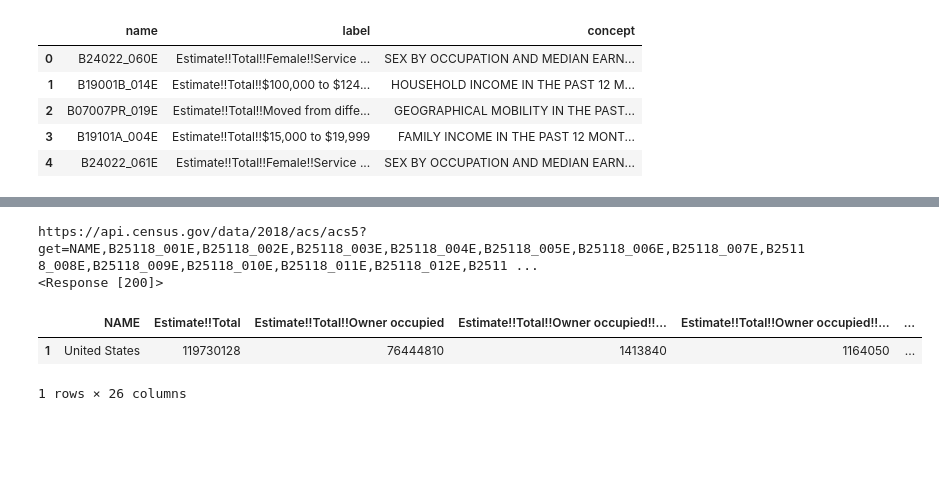
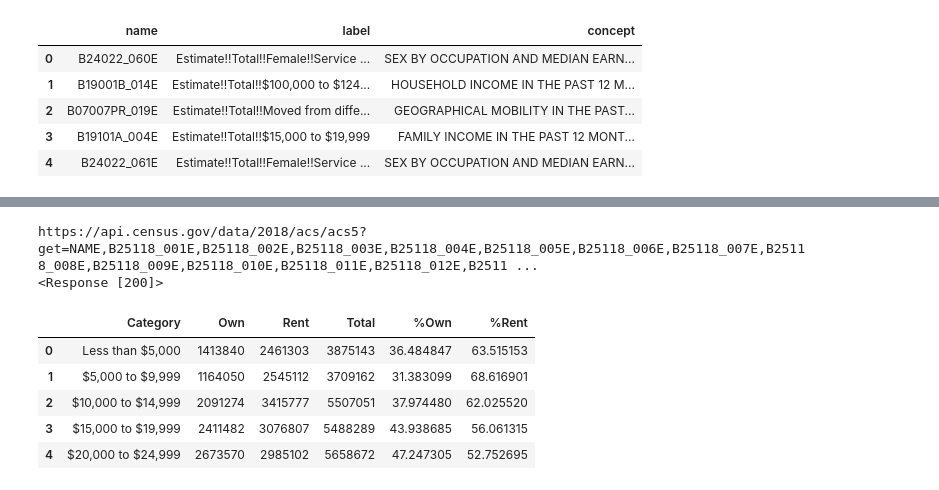
Before and after one commit to woodfin8/amac, a Jupyter notebook: Untitled.ipynb, the cells around one changed output, grey strips where cells are left out. Drawn from its saved outputs; the diff is of its cells as text; code cells hidden in the pictures; blank space fills up the shorter version.

```diff
--- a/Untitled.ipynb
+++ b/Untitled.ipynb
@@ -7,6 +7,8 @@ from sqlalchemy import create_engine
 import warnings
 import time
 warnings.filterwarnings('ignore')
+# %%
+pd.set_option('display.max_columns', 999)
 # %%
 #define feature generator for url api call
 def feature_gen(length,pre):
@@ -152,13 +230,16 @@ child_type_df = census_df
 #save as csv
 child_type_df.to_csv("data/child_type.csv")
 # %%
-feature_gen(24,'B25118_')
+feature_gen(25,'B25118_')
 # %% [output]
 https://api.census.gov/data/2018/acs/acs5?get=NAME,B25118_001E,B25118_002E,B25118_003E,B25118_004E,B25118_005E,B25118_006E,B25118_007E,B25118_008E,B25118_009E,B25118_010E,B25118_011E,B25118_012E,B2511 ...
 <Response [200]>
-|  | NAME | Estimate!!Total | Estimate!!Total!!Owner occupied | Estimate!!Total!!Owner occupied!!... | Estimate!!Total!!Owner occupied!!... | ... |
-| 1 | United States | 119730128 | 76444810 | 1413840 | 1164050 | ... |
+|  | Category | Own | Rent | Total | %Own | %Rent |
+| 0 | Less than $5,000 | 1413840 | 2461303 | 3875143 | 36.484847 | 63.515153 |
+| 1 | $5,000 to $9,999 | 1164050 | 2545112 | 3709162 | 31.383099 | 68.616901 |
+| 2 | $10,000 to $14,999 | 2091274 | 3415777 | 5507051 | 37.974480 | 62.025520 |
+| 3 | $15,000 to $19,999 | 2411482 | 3076807 | 5488289 | 43.938685 | 56.061315 |
+| 4 | $20,000 to $24,999 | 2673570 | 2985102 | 5658672 | 47.247305 | 52.752695 |
-1 rows × 26 columns
 # %%
 income_df = census_df
 # %%
```
Also changed, not shown: parts of 16 cells of this notebook, 7 other files.
